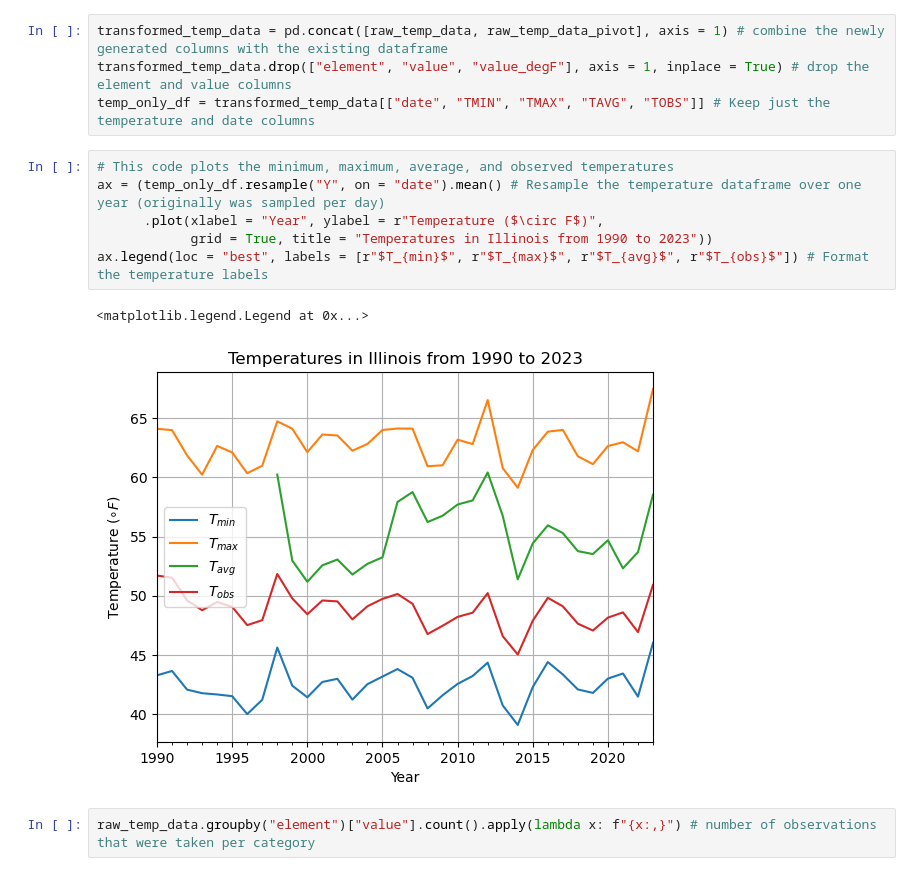
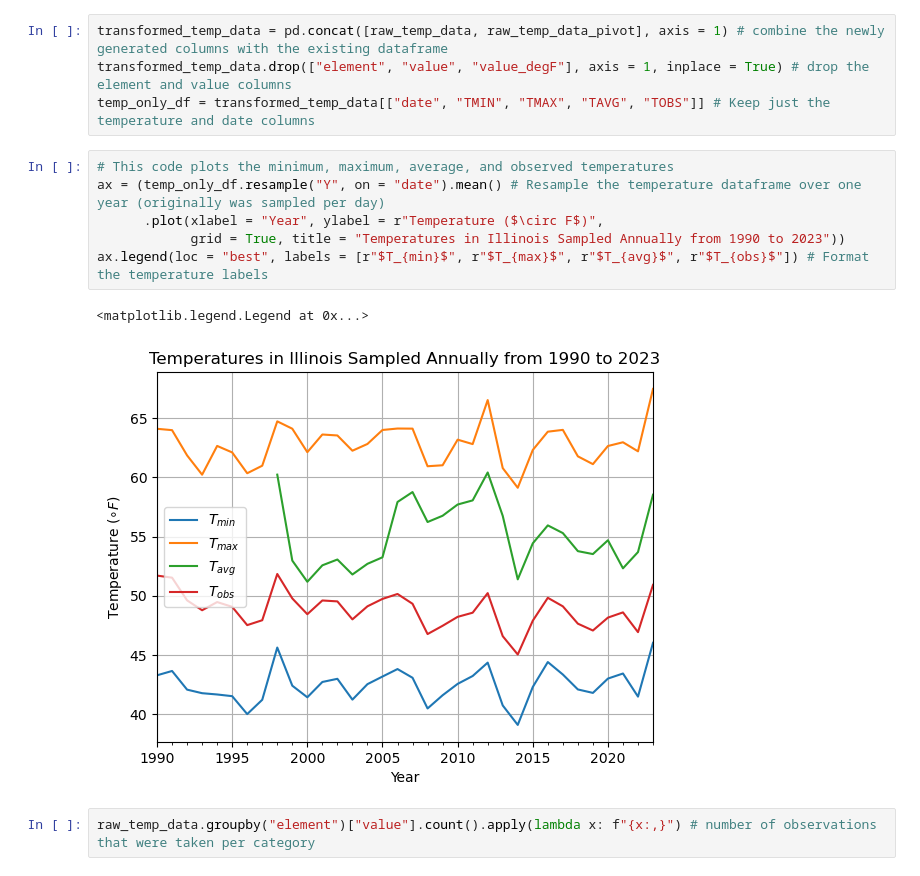
Before and after one commit to hfactor13/IllinoisWeather, a Jupyter notebook: weather_analysis.ipynb, the cells around one changed output. Drawn from its saved outputs; the diff is of its cells as text.

```diff
--- a/weather_analysis.ipynb
+++ b/weather_analysis.ipynb
@@ -57,12 +57,12 @@ temp_only_df = transformed_temp_data[["date", "TMIN", "TMAX", "TAVG", "TOBS"]] #
 # %%
 # This code plots the minimum, maximum, average, and observed temperatures
 ax = (temp_only_df.resample("Y", on = "date").mean() # Resample the temperature dataframe over one year (originally was sampled per day)
       .plot(xlabel = "Year", ylabel = r"Temperature ($\circ F$)",
-            grid = True, title = "Temperatures in Illinois from 1990 to 2023"))
+            grid = True, title = "Temperatures in Illinois Sampled Annually from 1990 to 2023"))
 ax.legend(loc = "best", labels = [r"$T_{min}$", r"$T_{max}$", r"$T_{avg}$", r"$T_{obs}$"]) # Format the temperature labels
 # %% [output]
 <matplotlib.legend.Legend at 0x...>
-[figure, old version]
+[figure, new version]
 # %%
 raw_temp_data.groupby("element")["value"].count().apply(lambda x: f"{x:,}") # number of observations that were taken per category
 # %% [output]
```
Also changed, not shown: parts of 3 cells of this notebook.
